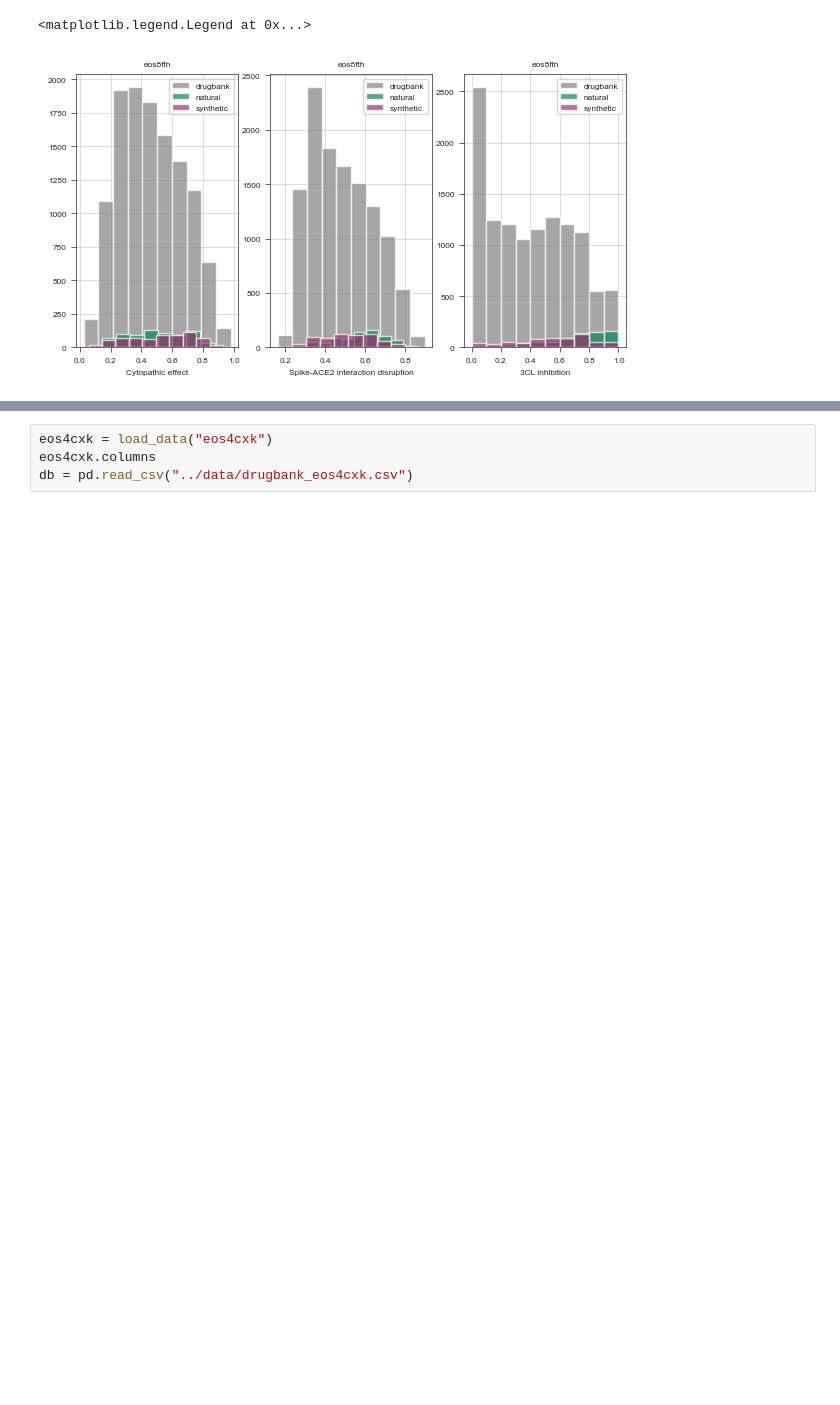
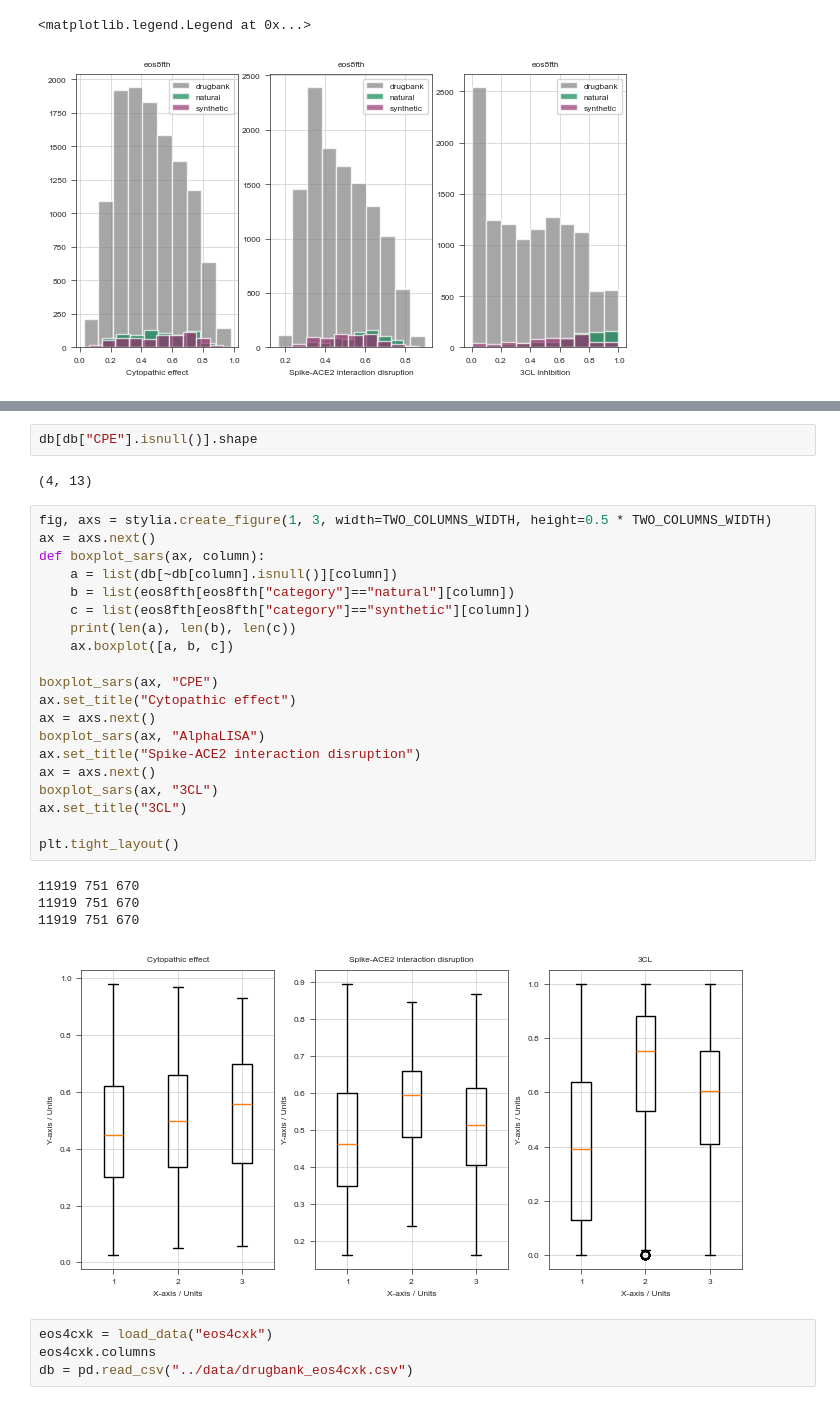
Before and after one commit to ersilia-os/sars-cov-2-chemspace, a Jupyter notebook: notebooks/02_ChemicalSpaceExploration.ipynb, the cells around one changed output, grey strips where cells are left out. Drawn from its saved outputs; the diff is of its cells as text; blank space fills up the shorter version.

```diff
--- a/notebooks/02_ChemicalSpaceExploration.ipynb
+++ b/notebooks/02_ChemicalSpaceExploration.ipynb
@@ -465,3 +481,32 @@ ax.legend()
+# %%
+db[db["CPE"].isnull()].shape
+# %% [output]
+(4, 13)
+# %%
+fig, axs = stylia.create_figure(1, 3, width=TWO_COLUMNS_WIDTH, height=0.5 * TWO_COLUMNS_WIDTH)
+ax = axs.next()
+def boxplot_sars(ax, column):
+    a = list(db[~db[column].isnull()][column])
+    b = list(eos8fth[eos8fth["category"]=="natural"][column])
+    c = list(eos8fth[eos8fth["category"]=="synthetic"][column])
+    print(len(a), len(b), len(c))
+    ax.boxplot([a, b, c])
+
+boxplot_sars(ax, "CPE")
+ax.set_title("Cytopathic effect")
+ax = axs.next()
+boxplot_sars(ax, "AlphaLISA")
+ax.set_title("Spike-ACE2 interaction disruption")
+ax = axs.next()
+boxplot_sars(ax, "3CL")
+ax.set_title("3CL")
+
+plt.tight_layout()
+# %% [output]
+11919 751 670
+11919 751 670
+11919 751 670
+[figure, added]
 # %%
 eos4cxk = load_data("eos4cxk")
 eos4cxk.columns
```
Also changed, not shown: parts of 1 cell of this notebook, 7 other files.
